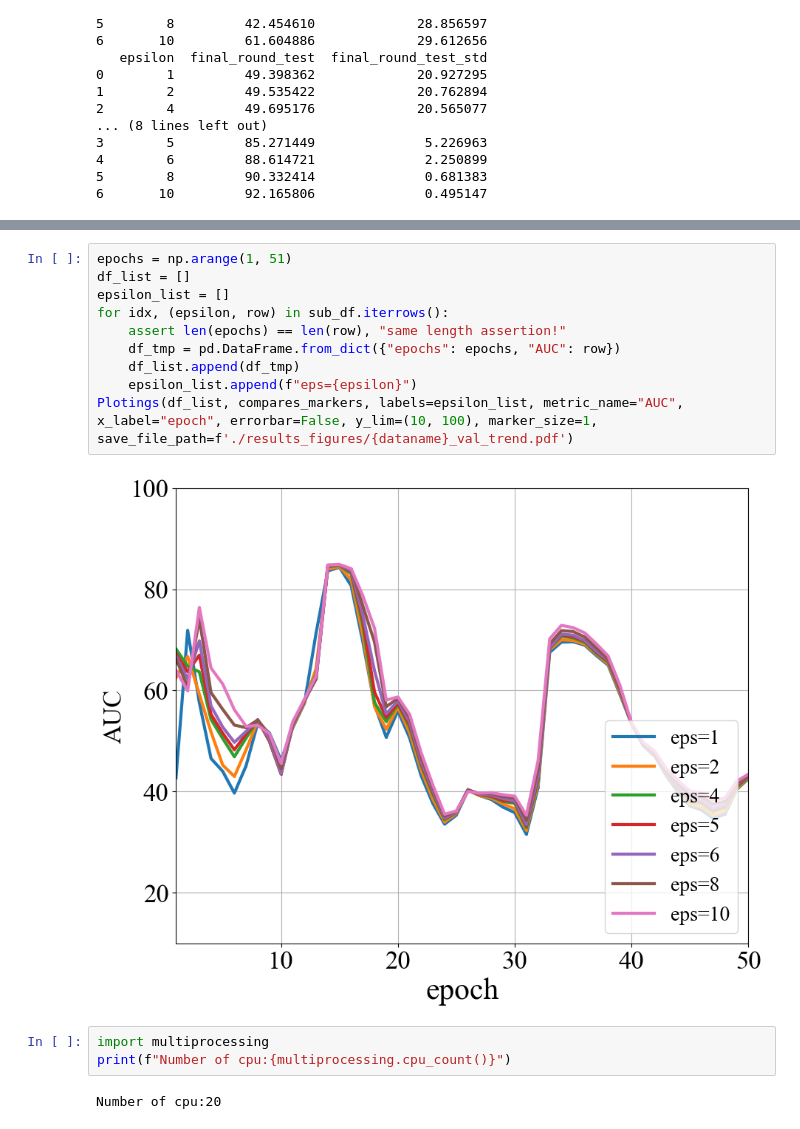
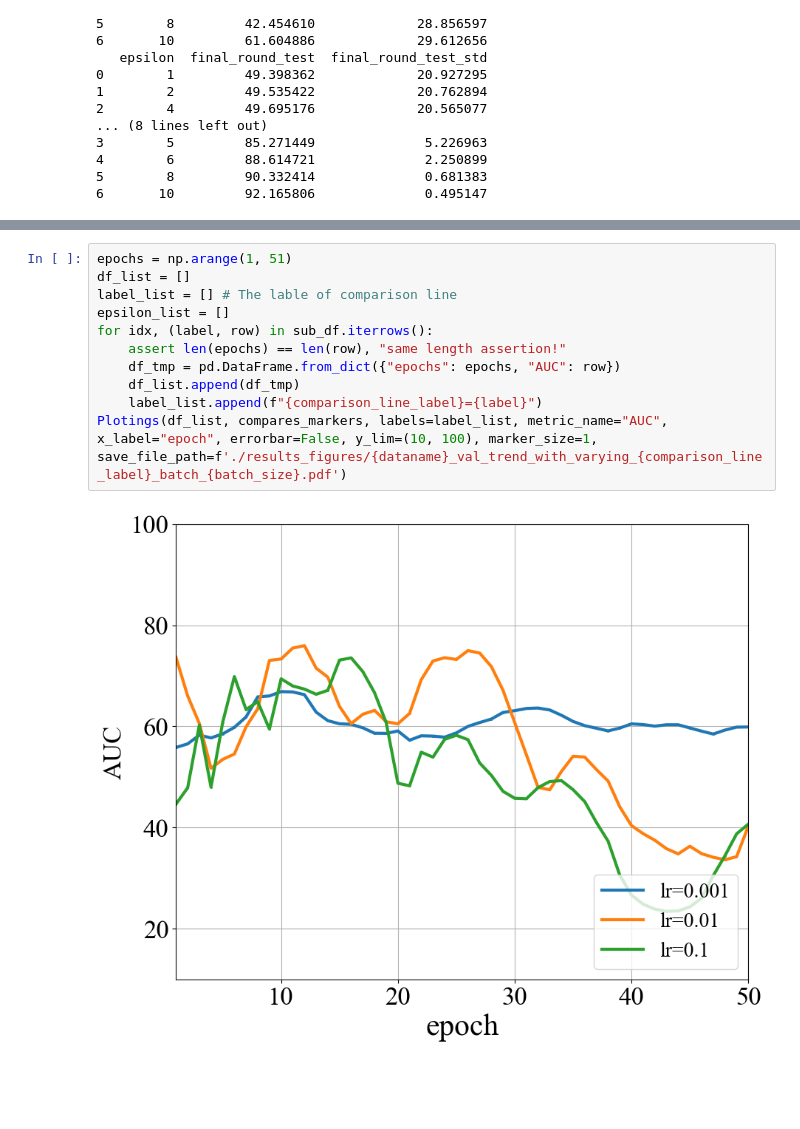
Before and after one commit to marlowe518/Awesome-Differential-Privacy-and-Meachine-Learning, a Jupyter notebook: GNN/link_prediction_samll_dataset/ploting_comparison.ipynb, the cells around one changed output, grey strips where cells are left out. Drawn from its saved outputs; the diff is of its cells as text; blank space fills up the shorter version.

Commit message:
add ploting comparison

```diff
--- a/GNN/link_prediction_samll_dataset/ploting_comparison.ipynb
+++ b/GNN/link_prediction_samll_dataset/ploting_comparison.ipynb
@@ -173,17 +202,13 @@ sub_df["val_trend"] = sub_df["val_trend"].apply(lambda x: list(map(lambda z:roun
 # %%
 epochs = np.arange(1, 51)
 df_list = []
+label_list = [] # The lable of comparison line
 epsilon_list = []
-for idx, (epsilon, row) in sub_df.iterrows():
+for idx, (label, row) in sub_df.iterrows():
     assert len(epochs) == len(row), "same length assertion!"
     df_tmp = pd.DataFrame.from_dict({"epochs": epochs, "AUC": row})
     df_list.append(df_tmp)
-    epsilon_list.append(f"eps={epsilon}")
-Plotings(df_list, compares_markers, labels=epsilon_list, metric_name="AUC", x_label="epoch", errorbar=False, y_lim=(10, 100), marker_size=1, save_file_path=f'./results_figures/{dataname}_val_trend.pdf')
+    label_list.append(f"{comparison_line_label}={label}")
+Plotings(df_list, compares_markers, labels=label_list, metric_name="AUC", x_label="epoch", errorbar=False, y_lim=(10, 100), marker_size=1, save_file_path=f'./results_figures/{dataname}_val_trend_with_varying_{comparison_line_label}_batch_{batch_size}.pdf')
 # %% [output]
-[figure, old version]
+[figure, new version]
-# %%
-import multiprocessing
-print(f"Number of cpu:{multiprocessing.cpu_count()}")
-# %% [output]
-Number of cpu:20
```
Also changed, not shown: parts of 8 cells of this notebook, 2 other files.
